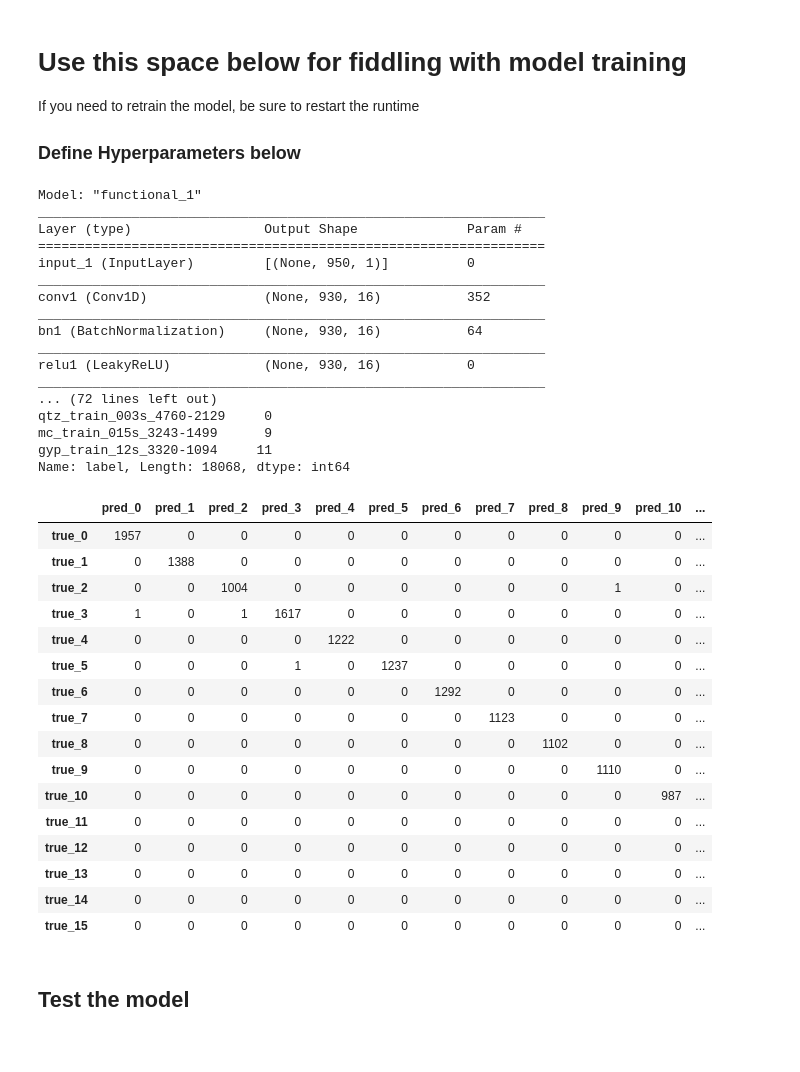
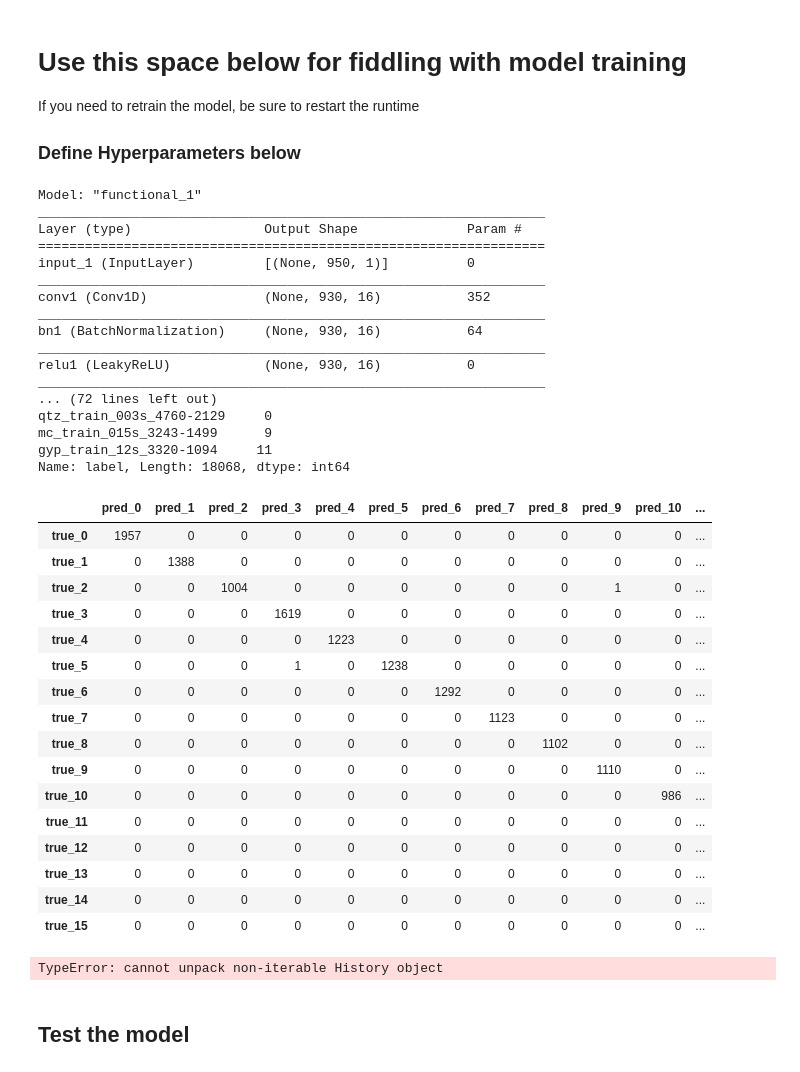
Before and after one commit to GenTeML/Spec-CNN, a Jupyter notebook: Notebook-CNN-Raw_Data.ipynb, the cells around one changed output. Saved outputs shown, nothing was run; the diff lists cells and outputs as text; code cells hidden in the pictures.

```diff
--- a/Notebook-CNN-Raw_Data.ipynb
+++ b/Notebook-CNN-Raw_Data.ipynb
@@ -23,7 +23,7 @@ epochs=5
 hyperparameters=[learning_rate,batch_size,drop_rate,epochs]
 # %%
 #this string is prepended to all output files for unique identification
-id_value='v1_test_21_12_9'
+id_value='v1_test_23_08_22'
 
 #training data file path
 fin_path=r'Data/Raw Data/Single/'
@@ -45,45 +45,49 @@ fast=True
 
 #threshold - float in the range [0.0,1.0) determines the discrimination threshold
 threshold=0.5
+# %%
+# initialize model class
+raw_model = cnn_raw.cnn_model('cnn_raw')
 # %%
 '''train the model'''
-cnn_model,train_history,X_val,y_val=cnn_raw.raw_cnn_model(fin_path,mout_path,dev_size,r_state,hyperparameters,
-                          fast,id_value,threshold=threshold)
+train_history=raw_model.raw_cnn_model(fin_path,mout_path,dev_size,r_state,hyperparameters,
+                          fast,threshold=threshold,fil_id=id_value)
 # %% [output]
 Model: "functional_1"
 _________________________________________________________________
 Layer (type)                 Output Shape              Param #
 =================================================================
 input_1 (InputLayer)         [(None, 950, 1)]          0
 _________________________________________________________________
 conv1 (Conv1D)               (None, 930, 16)           352
 _________________________________________________________________
 bn1 (BatchNormalization)     (None, 930, 16)           64
 _________________________________________________________________
 relu1 (LeakyReLU)            (None, 930, 16)           0
 _________________________________________________________________
 ... (72 lines left out)
 qtz_train_003s_4760-2129     0
 mc_train_015s_3243-1499      9
 gyp_train_12s_3320-1094     11
 Name: label, Length: 18068, dtype: int64
 |  | pred_0 | pred_1 | pred_2 | pred_3 | pred_4 | pred_5 | pred_6 | pred_7 | pred_8 | pred_9 | pred_10 | ... |
 | true_0 | 1957 | 0 | 0 | 0 | 0 | 0 | 0 | 0 | 0 | 0 | 0 | ... |
 | true_1 | 0 | 1388 | 0 | 0 | 0 | 0 | 0 | 0 | 0 | 0 | 0 | ... |
 | true_2 | 0 | 0 | 1004 | 0 | 0 | 0 | 0 | 0 | 0 | 1 | 0 | ... |
-| true_3 | 1 | 0 | 1 | 1617 | 0 | 0 | 0 | 0 | 0 | 0 | 0 | ... |
-| true_4 | 0 | 0 | 0 | 0 | 1222 | 0 | 0 | 0 | 0 | 0 | 0 | ... |
-| true_5 | 0 | 0 | 0 | 1 | 0 | 1237 | 0 | 0 | 0 | 0 | 0 | ... |
+| true_3 | 0 | 0 | 0 | 1619 | 0 | 0 | 0 | 0 | 0 | 0 | 0 | ... |
+| true_4 | 0 | 0 | 0 | 0 | 1223 | 0 | 0 | 0 | 0 | 0 | 0 | ... |
+| true_5 | 0 | 0 | 0 | 1 | 0 | 1238 | 0 | 0 | 0 | 0 | 0 | ... |
 | true_6 | 0 | 0 | 0 | 0 | 0 | 0 | 1292 | 0 | 0 | 0 | 0 | ... |
 | true_7 | 0 | 0 | 0 | 0 | 0 | 0 | 0 | 1123 | 0 | 0 | 0 | ... |
 | true_8 | 0 | 0 | 0 | 0 | 0 | 0 | 0 | 0 | 1102 | 0 | 0 | ... |
 | true_9 | 0 | 0 | 0 | 0 | 0 | 0 | 0 | 0 | 0 | 1110 | 0 | ... |
-| true_10 | 0 | 0 | 0 | 0 | 0 | 0 | 0 | 0 | 0 | 0 | 987 | ... |
+| true_10 | 0 | 0 | 0 | 0 | 0 | 0 | 0 | 0 | 0 | 0 | 986 | ... |
 | true_11 | 0 | 0 | 0 | 0 | 0 | 0 | 0 | 0 | 0 | 0 | 0 | ... |
 | true_12 | 0 | 0 | 0 | 0 | 0 | 0 | 0 | 0 | 0 | 0 | 0 | ... |
 | true_13 | 0 | 0 | 0 | 0 | 0 | 0 | 0 | 0 | 0 | 0 | 0 | ... |
 | true_14 | 0 | 0 | 0 | 0 | 0 | 0 | 0 | 0 | 0 | 0 | 0 | ... |
 | true_15 | 0 | 0 | 0 | 0 | 0 | 0 | 0 | 0 | 0 | 0 | 0 | ... |
+TypeError: cannot unpack non-iterable History object
 # %% [markdown]
 <h2><b>Test the model</b></h2>
 # %%
```
